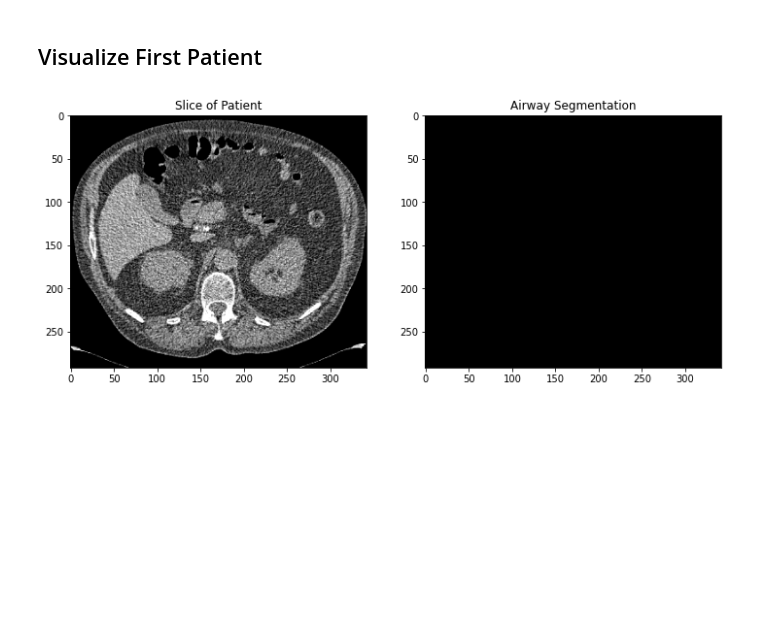
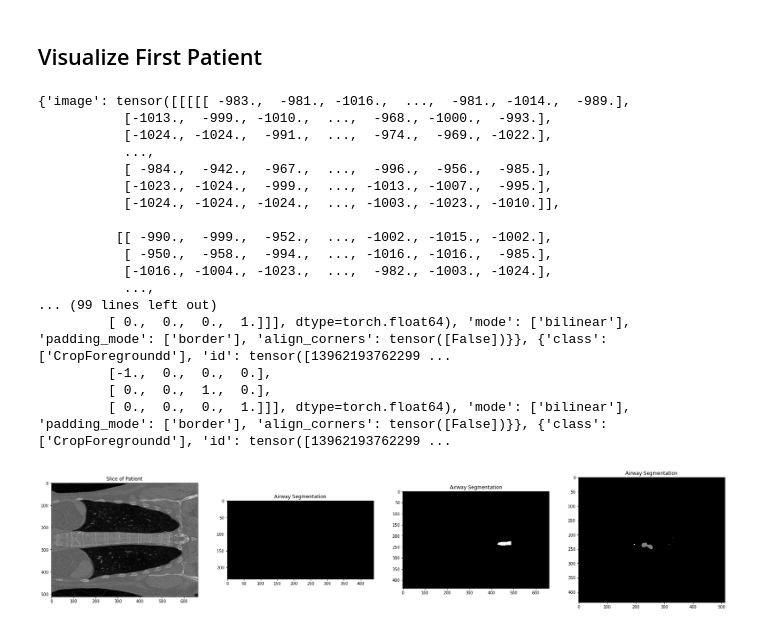
Before and after one commit to jtabalon/rabbit_seg, a Jupyter notebook: train.ipynb, the cells around one changed output. Drawn from its saved outputs; the diff is of its cells as text; code cells hidden in the pictures; blank space fills up the shorter version.

```diff
--- a/train.ipynb
+++ b/train.ipynb
@@ -42,10 +45,11 @@ train_transforms = Compose(
     [
         LoadImaged(keys=['image', 'label']),
         AddChanneld(keys=['image', 'label']),
-        Spacingd(keys=['image', 'label'], pixdim=(1.5, 1.5, 2)),
-        ScaleIntensityRanged(keys='image', a_min=-200, a_max=200, b_min=0.0, b_max=1.0, clip=True),
+        #Spacingd(keys=['image', 'label'], pixdim=(1.5, 1.5, 2)),
+        Spacingd(keys=['image', 'label'], pixdim=(1.0, 1.0, 1.0)),
+        #ScaleIntensityRanged(keys='image', a_min=-200, a_max=200, b_min=0.0, b_max=1.0, clip=True),
         CropForegroundd(keys=['image', 'label'], source_key='image'),
-        Resized(keys=['image', 'label'], spatial_size=[340, 340, 340]),
+        #Resized(keys=['image', 'label'], spatial_size=[662, 512, 512]),
         ToTensord(keys=['image', 'label']),
     ]
 )
@@ -57,20 +61,47 @@ train_loader = DataLoader(train_ds, batch_size=1)
 # %%
 test_patient = first(train_loader)
 print(test_patient)
+# %% [output]
+{'image': tensor([[[[[ -983.,  -981., -1016.,  ...,  -981., -1014.,  -989.],
+           [-1013.,  -999., -1010.,  ...,  -968., -1000.,  -993.],
+           [-1024., -1024.,  -991.,  ...,  -974.,  -969., -1022.],
+           ...,
+           [ -984.,  -942.,  -967.,  ...,  -996.,  -956.,  -985.],
+           [-1023., -1024.,  -999.,  ..., -1013., -1007.,  -995.],
+           [-1024., -1024., -1024.,  ..., -1003., -1023., -1010.]],
+
+          [[ -990.,  -999.,  -952.,  ..., -1002., -1015., -1002.],
+           [ -950.,  -958.,  -994.,  ..., -1016., -1016.,  -985.],
+           [-1016., -1004., -1023.,  ...,  -982., -1003., -1024.],
+           ...,
+... (99 lines left out)
+         [ 0.,  0.,  0.,  1.]]], dtype=torch.float64), 'mode': ['bilinear'], 'padding_mode': ['border'], 'align_corners': tensor([False])}}, {'class': ['CropForegroundd'], 'id': tensor([13962193762299 ...
+         [-1.,  0.,  0.,  0.],
+         [ 0.,  0.,  1.,  0.],
+         [ 0.,  0.,  0.,  1.]]], dtype=torch.float64), 'mode': ['bilinear'], 'padding_mode': ['border'], 'align_corners': tensor([False])}}, {'class': ['CropForegroundd'], 'id': tensor([13962193762299 ...
 # %%
-plt.figure('test', (12, 6))
+plt.figure('test', (30, 10))
 
 
-plt.subplot(1, 2, 1)
+plt.subplot(1, 4, 1)
 plt.title('Slice of Patient')
-plt.imshow(test_patient['image'][0, 0, :, :, 30], cmap="gray")
+#plt.imshow(test_patient['image'][0, 0, :, :, 30], cmap="gray")
+#plt.imshow(test_patient['image'][0, 0, :, 30, :], cmap="gray")
+plt.imshow(test_patient['image'][0, 0, 316, :, :], cmap="gray")
 
-plt.subplot(1, 2, 2)
+plt.subplot(1, 4, 2)
 plt.title('Airway Segmentation')
-plt.imshow(test_patient['label'][0, 0, :, :, 30], cmap="gray")
+plt.imshow(test_patient['label'][0, 0, 316, :234, :439], cmap="gray")
 
+plt.subplot(1, 4, 3)
+plt.title('Airway Segmentation')
+plt.imshow(test_patient['label'][0, 0, :, 234, :], cmap="gray")
+
+plt.subplot(1, 4, 4)
+plt.title('Airway Segmentation')
+plt.imshow(test_patient['label'][0, 0, :, :, 444], cmap="gray")
 plt.show()
 # %% [output]
-[figure, old version]
+[figure, new version]
 # %%
 # Find where - in a given slice - the number of 1s is the highest in order to find the mask of the lungs
```
Also changed, not shown: parts of 2 cells of this notebook.
